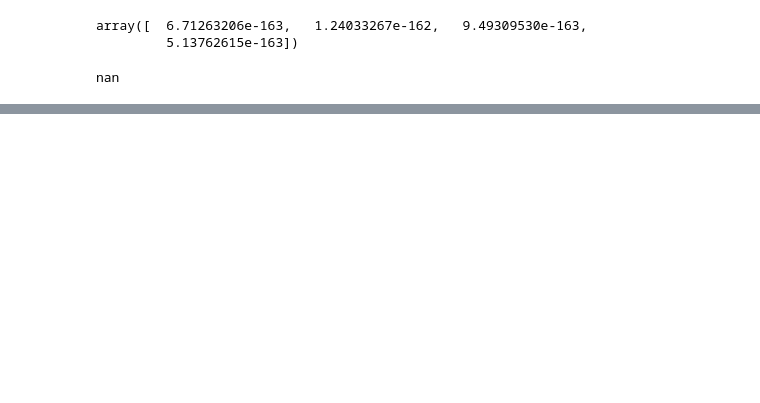
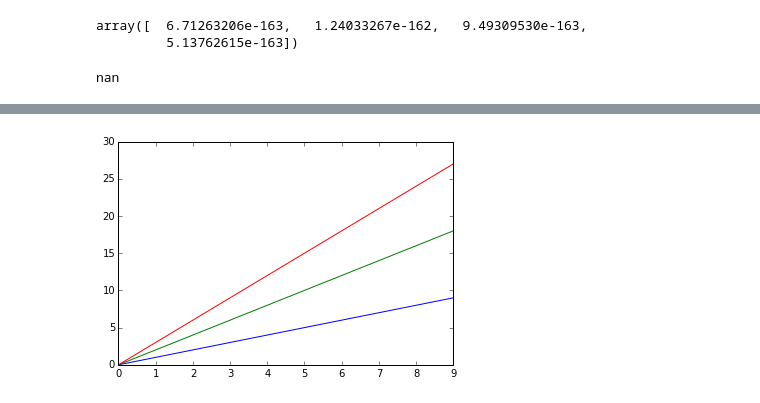
Before and after one commit to piovere/470-project-1, a Jupyter notebook: Project 2/Project2.ipynb, the cells around one changed output, grey strips where cells are left out. Drawn from its saved outputs; the diff is of its cells as text; code cells hidden in the pictures; blank space fills up the shorter version.

```diff
--- a/Project 2/Project2.ipynb
+++ b/Project 2/Project2.ipynb
@@ -120,0 +167,7 @@ array([[  5.52549887,  -5.45049887,   0.        ,   0.        ],
+# %%
+x = np.arange(10)
+for a in [1.0, 2.0, 3.0]:
+    plt.plot(x, a*x)
+plt.show()
+# %% [output]
+[figure, added]
```
Also changed, not shown: parts of 15 cells of this notebook.
